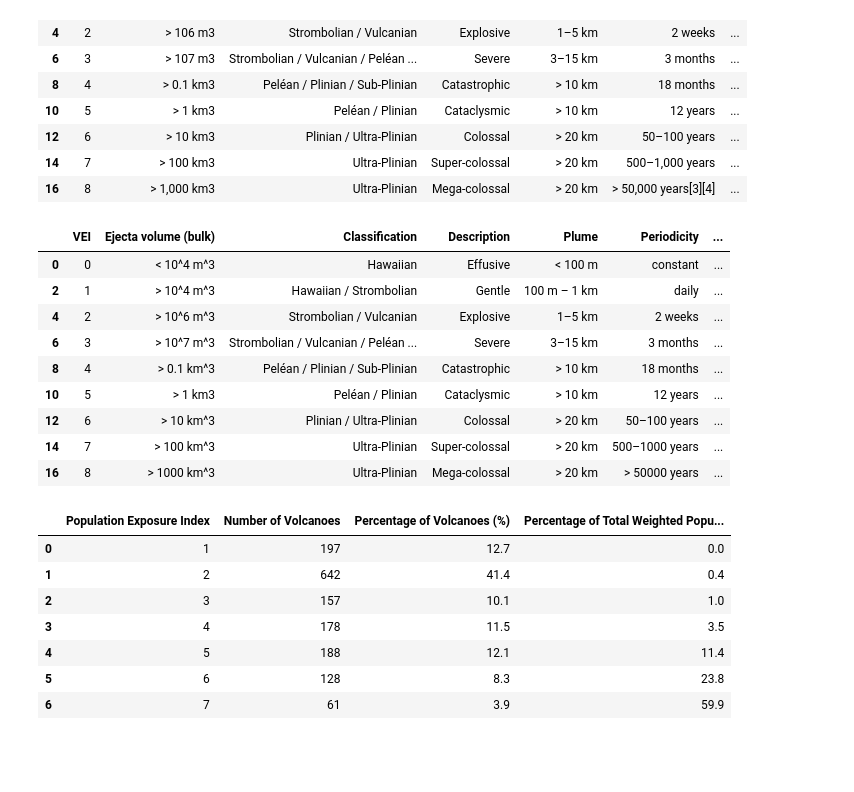
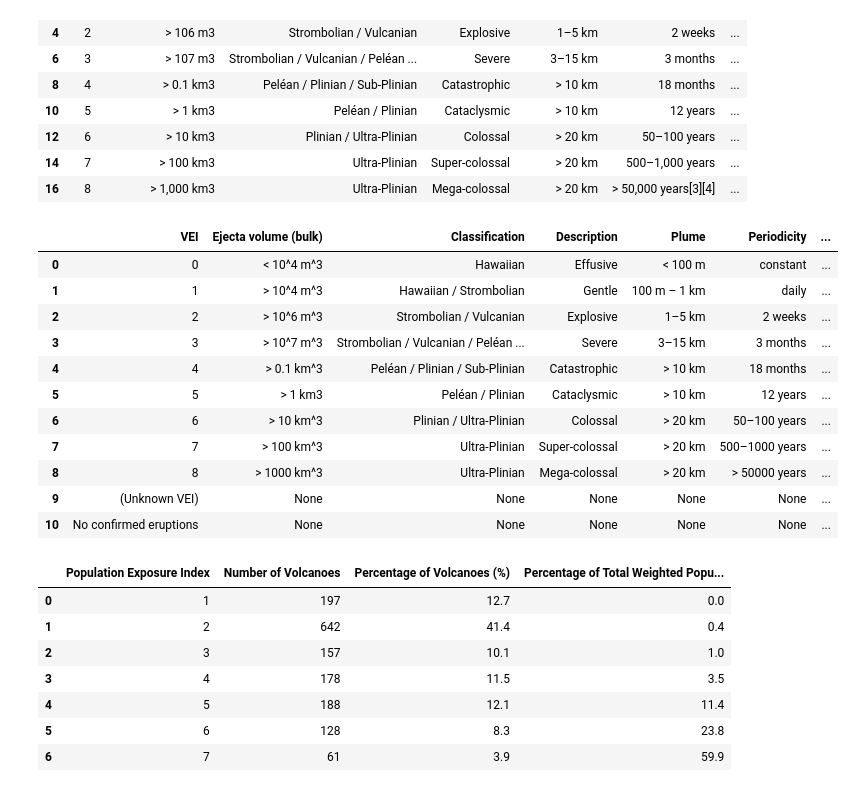
Before and after one commit to Andrew-Hong1/Project-3-Group-4, a Jupyter notebook: scrape_pandas_table.ipynb, the cells around one changed output. Cells and saved outputs as stored; diff of their text form; code cells hidden in the pictures; blank space fills up the shorter version.

```diff
--- a/scrape_pandas_table.ipynb
+++ b/scrape_pandas_table.ipynb
@@ -39,19 +39,28 @@ vei_df.loc[14, 'Periodicity'] = "500–1000 years"
 vei_df.loc[16, 'Periodicity'] = "> 50000 years"
 new_values = ['< 10^4 m^3', '> 10^4 m^3', '> 10^6 m^3','> 10^7 m^3','> 0.1 km^3','> 1 km3','> 10 km^3','> 100 km^3','> 1000 km^3']
 vei_df['Ejecta  volume (bulk)']=new_values
+
+# Row to add
+new_row1 = {'VEI':'(Unknown VEI)', 'Ejecta  volume (bulk)':None, 'Classification':None, 'Description':None, 'Plume':None, 'Periodicity':None, 'Tropospheric injection':None,'Stratospheric injection':None}
+new_row2 = {'VEI':'No confirmed eruptions', 'Ejecta  volume (bulk)':None, 'Classification':None, 'Description':None, 'Plume':None, 'Periodicity':None, 'Tropospheric injection':None,'Stratospheric injection':None}
+# Append the new rows to the DataFrame
+vei_df = vei_df.append(new_row1, ignore_index=True)
+vei_df = vei_df.append(new_row2, ignore_index=True)
 # %%
-vei_df.head(10)
+vei_df.head(11)
 # %% [output]
 |  | VEI | Ejecta volume (bulk) | Classification | Description | Plume | Periodicity | ... |
 | 0 | 0 | < 10^4 m^3 | Hawaiian | Effusive | < 100 m | constant | ... |
-| 2 | 1 | > 10^4 m^3 | Hawaiian / Strombolian | Gentle | 100 m – 1 km | daily | ... |
-| 4 | 2 | > 10^6 m^3 | Strombolian / Vulcanian | Explosive | 1–5 km | 2 weeks | ... |
-| 6 | 3 | > 10^7 m^3 | Strombolian / Vulcanian / Peléan ... | Severe | 3–15 km | 3 months | ... |
-| 8 | 4 | > 0.1 km^3 | Peléan / Plinian / Sub-Plinian | Catastrophic | > 10 km | 18 months | ... |
-| 10 | 5 | > 1 km3 | Peléan / Plinian | Cataclysmic | > 10 km | 12 years | ... |
-| 12 | 6 | > 10 km^3 | Plinian / Ultra-Plinian | Colossal | > 20 km | 50–100 years | ... |
-| 14 | 7 | > 100 km^3 | Ultra-Plinian | Super-colossal | > 20 km | 500–1000 years | ... |
-| 16 | 8 | > 1000 km^3 | Ultra-Plinian | Mega-colossal | > 20 km | > 50000 years | ... |
+| 1 | 1 | > 10^4 m^3 | Hawaiian / Strombolian | Gentle | 100 m – 1 km | daily | ... |
+| 2 | 2 | > 10^6 m^3 | Strombolian / Vulcanian | Explosive | 1–5 km | 2 weeks | ... |
+| 3 | 3 | > 10^7 m^3 | Strombolian / Vulcanian / Peléan ... | Severe | 3–15 km | 3 months | ... |
+| 4 | 4 | > 0.1 km^3 | Peléan / Plinian / Sub-Plinian | Catastrophic | > 10 km | 18 months | ... |
+| 5 | 5 | > 1 km3 | Peléan / Plinian | Cataclysmic | > 10 km | 12 years | ... |
+| 6 | 6 | > 10 km^3 | Plinian / Ultra-Plinian | Colossal | > 20 km | 50–100 years | ... |
+| 7 | 7 | > 100 km^3 | Ultra-Plinian | Super-colossal | > 20 km | 500–1000 years | ... |
+| 8 | 8 | > 1000 km^3 | Ultra-Plinian | Mega-colossal | > 20 km | > 50000 years | ... |
+| 9 | (Unknown VEI) | None | None | None | None | None | ... |
+| 10 | No confirmed eruptions | None | None | None | None | None | ... |
 # %%
 # Write vei_df to csv
 vei_df.to_csv('Output/vei_df.csv', index=False, encoding='utf-8')
```
Also changed, not shown: 1 other file.
